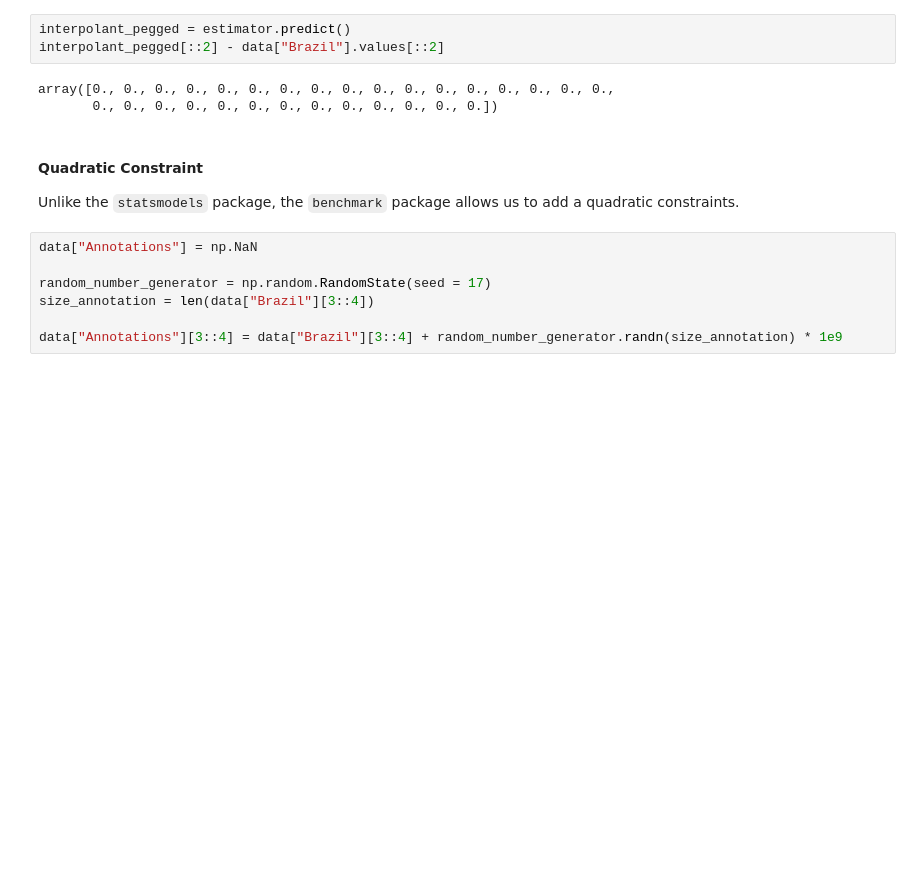
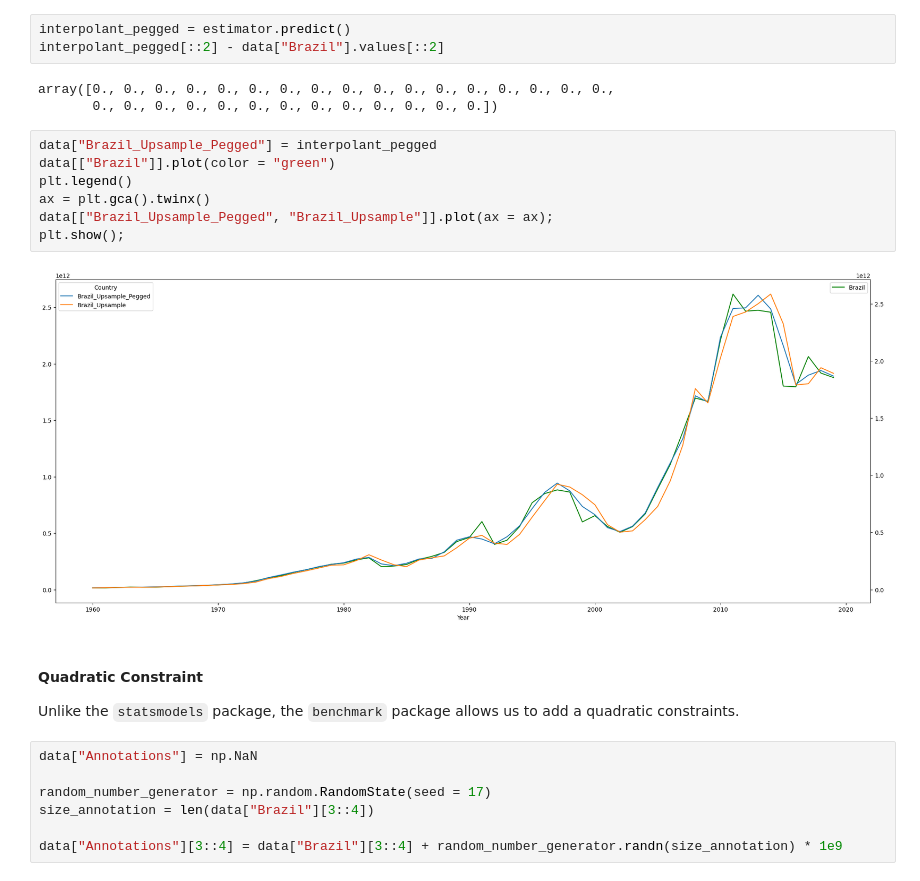
Before and after one commit to cp71/benchmarking, a Jupyter notebook: documentation/users-guide.ipynb, the cells around one changed output. Cells and saved outputs as stored; diff of their text form; blank space fills up the shorter version.

Commit message:
add images users guide

```diff
--- a/documentation/users-guide.ipynb
+++ b/documentation/users-guide.ipynb
@@ -139,6 +135,15 @@ interpolant_pegged[::2] - data["Brazil"].values[::2]
 # %% [output]
 array([0., 0., 0., 0., 0., 0., 0., 0., 0., 0., 0., 0., 0., 0., 0., 0., 0.,
        0., 0., 0., 0., 0., 0., 0., 0., 0., 0., 0., 0., 0.])
+# %%
+data["Brazil_Upsample_Pegged"] = interpolant_pegged
+data[["Brazil"]].plot(color = "green")
+plt.legend()
+ax = plt.gca().twinx()
+data[["Brazil_Upsample_Pegged", "Brazil_Upsample"]].plot(ax = ax);
+plt.show();
+# %% [output]
+[figure, added]
 # %% [markdown]
 #### Quadratic Constraint
 
```
Also changed, not shown: parts of 5 cells of this notebook, 1 other file.
